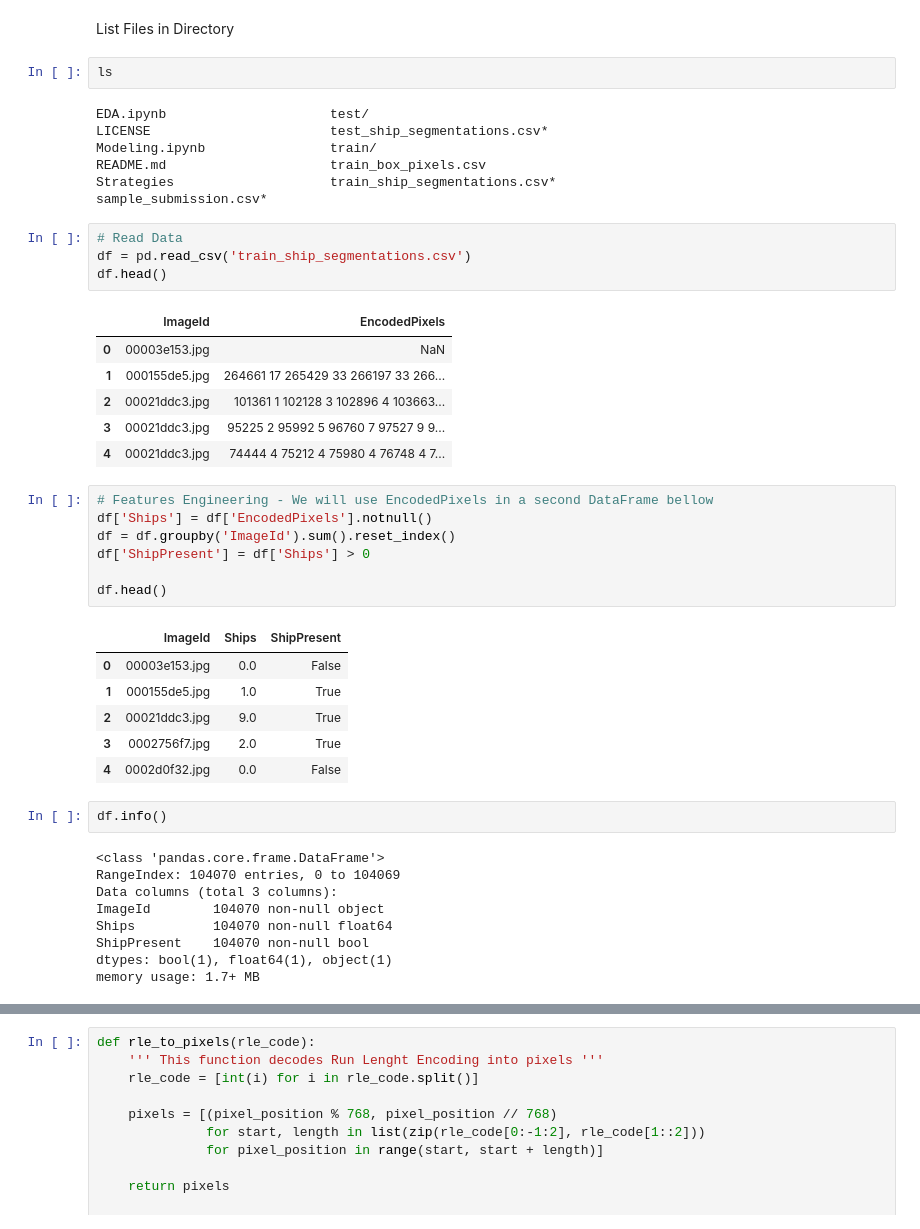
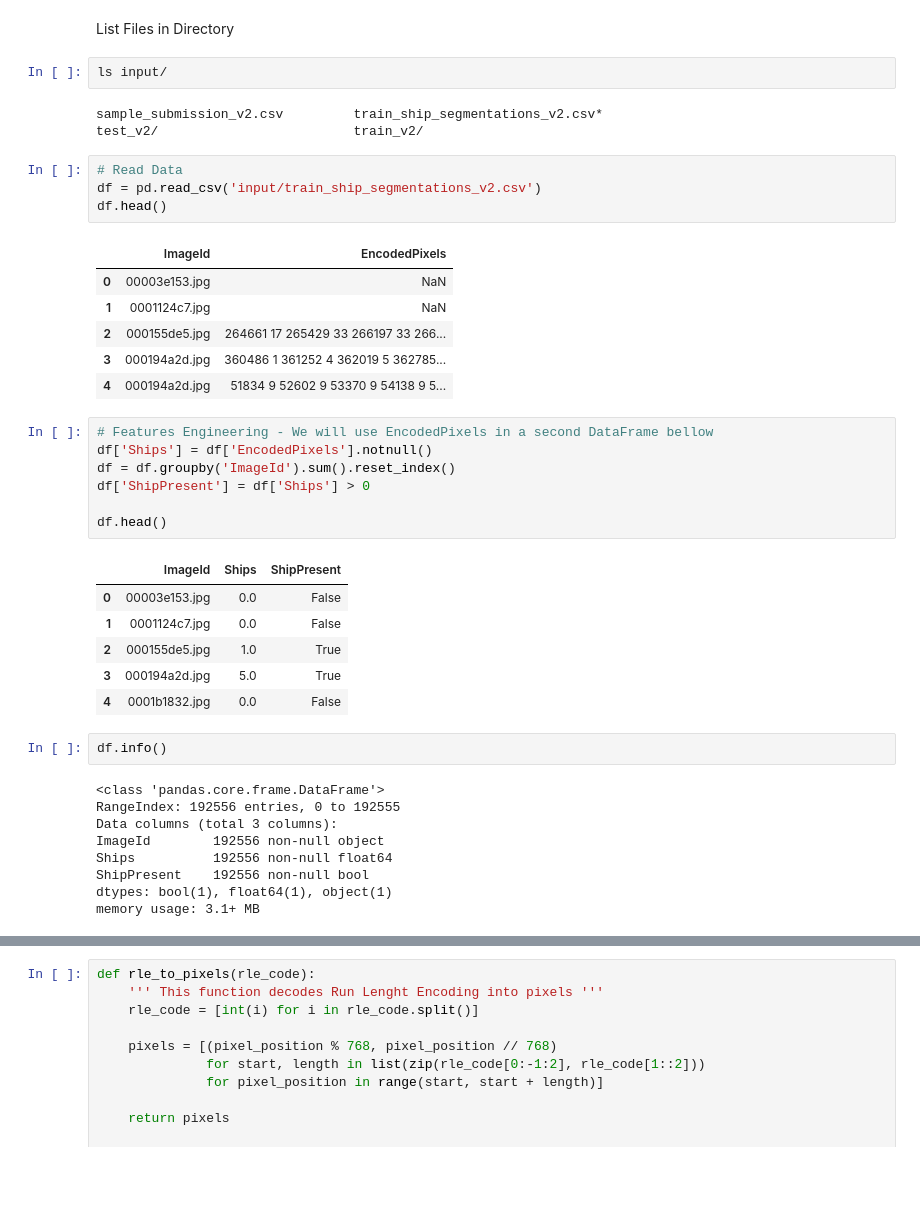
Before and after one commit to alexcampos09/Airbus-Ship-Kaggle-Competition, a Jupyter notebook: EDA.ipynb, the cells around one changed output, grey strips where cells are left out. Drawn from its saved outputs; the diff is of its cells as text; blank space fills up the shorter version.

```diff
--- a/EDA.ipynb
+++ b/EDA.ipynb
@@ -22,25 +22,21 @@ plt.rc('ytick', labelsize=20)
 # %% [markdown]
 List Files in Directory
 # %%
-ls
+ls input/
 # %% [output]
-EDA.ipynb                     test/
-LICENSE                       test_ship_segmentations.csv*
-Modeling.ipynb                train/
-README.md                     train_box_pixels.csv
-Strategies                    train_ship_segmentations.csv*
-sample_submission.csv*
+sample_submission_v2.csv         train_ship_segmentations_v2.csv*
+test_v2/                         train_v2/
 # %%
 # Read Data
-df = pd.read_csv('train_ship_segmentations.csv')
+df = pd.read_csv('input/train_ship_segmentations_v2.csv')
 df.head()
 # %% [output]
 |  | ImageId | EncodedPixels |
 | 0 | 00003e153.jpg | NaN |
-| 1 | 000155de5.jpg | 264661 17 265429 33 266197 33 266... |
-| 2 | 00021ddc3.jpg | 101361 1 102128 3 102896 4 103663... |
-| 3 | 00021ddc3.jpg | 95225 2 95992 5 96760 7 97527 9 9... |
-| 4 | 00021ddc3.jpg | 74444 4 75212 4 75980 4 76748 4 7... |
+| 1 | 0001124c7.jpg | NaN |
+| 2 | 000155de5.jpg | 264661 17 265429 33 266197 33 266... |
+| 3 | 000194a2d.jpg | 360486 1 361252 4 362019 5 362785... |
+| 4 | 000194a2d.jpg | 51834 9 52602 9 53370 9 54138 9 5... |
 # %%
 # Features Engineering - We will use EncodedPixels in a second DataFrame bellow
 df['Ships'] = df['EncodedPixels'].notnull()
@@ -51,21 +47,21 @@ df.head()
 # %% [output]
 |  | ImageId | Ships | ShipPresent |
 | 0 | 00003e153.jpg | 0.0 | False |
-| 1 | 000155de5.jpg | 1.0 | True |
-| 2 | 00021ddc3.jpg | 9.0 | True |
-| 3 | 0002756f7.jpg | 2.0 | True |
-| 4 | 0002d0f32.jpg | 0.0 | False |
+| 1 | 0001124c7.jpg | 0.0 | False |
+| 2 | 000155de5.jpg | 1.0 | True |
+| 3 | 000194a2d.jpg | 5.0 | True |
+| 4 | 0001b1832.jpg | 0.0 | False |
 # %%
 df.info()
 # %% [output]
 <class 'pandas.core.frame.DataFrame'>
-RangeIndex: 104070 entries, 0 to 104069
+RangeIndex: 192556 entries, 0 to 192555
 Data columns (total 3 columns):
-ImageId        104070 non-null object
-Ships          104070 non-null float64
-ShipPresent    104070 non-null bool
+ImageId        192556 non-null object
+Ships          192556 non-null float64
+ShipPresent    192556 non-null bool
 dtypes: bool(1), float64(1), object(1)
-memory usage: 1.7+ MB
+memory usage: 3.1+ MB
 # %%
 # Features Engineering - Second DataFrame with EncodedPixels and only images with ships
 
```
Also changed, not shown: parts of 19 cells of this notebook, 1 other file.
